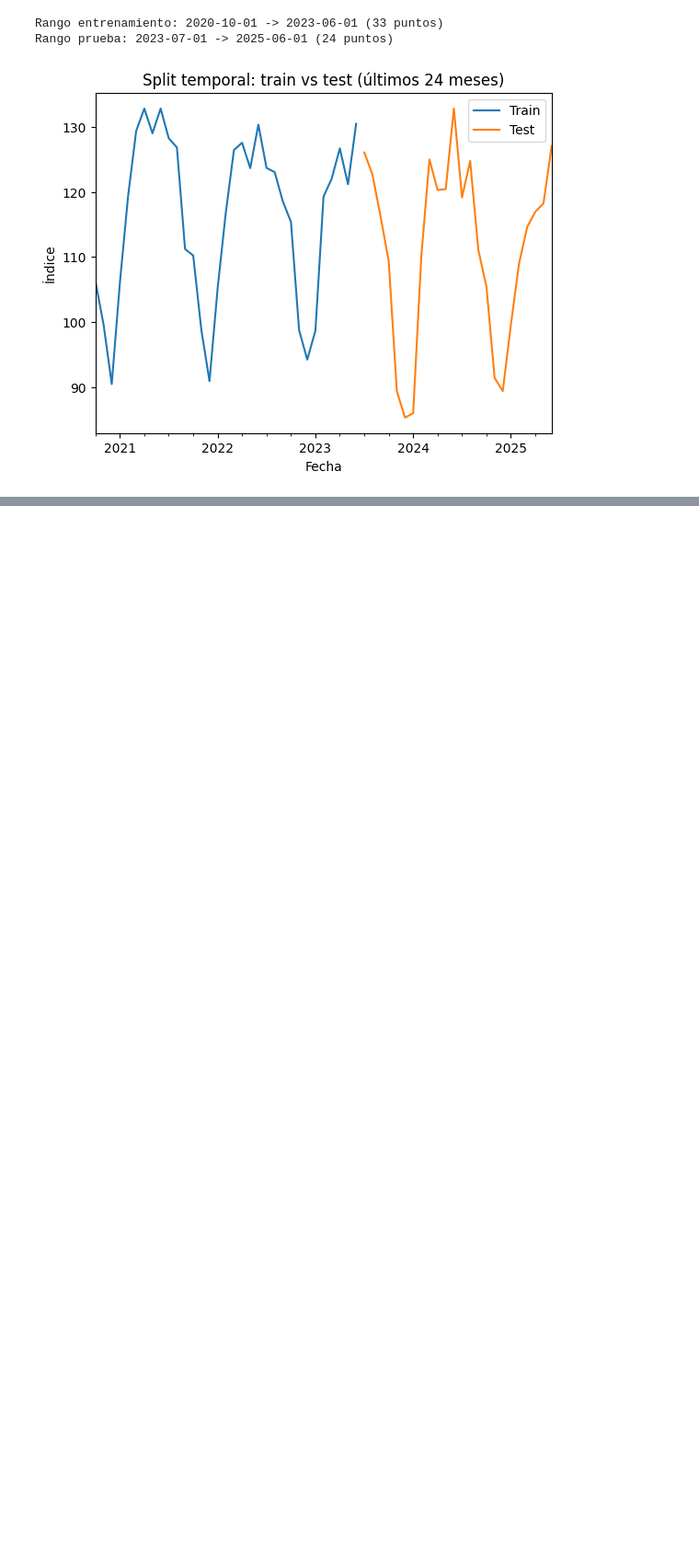
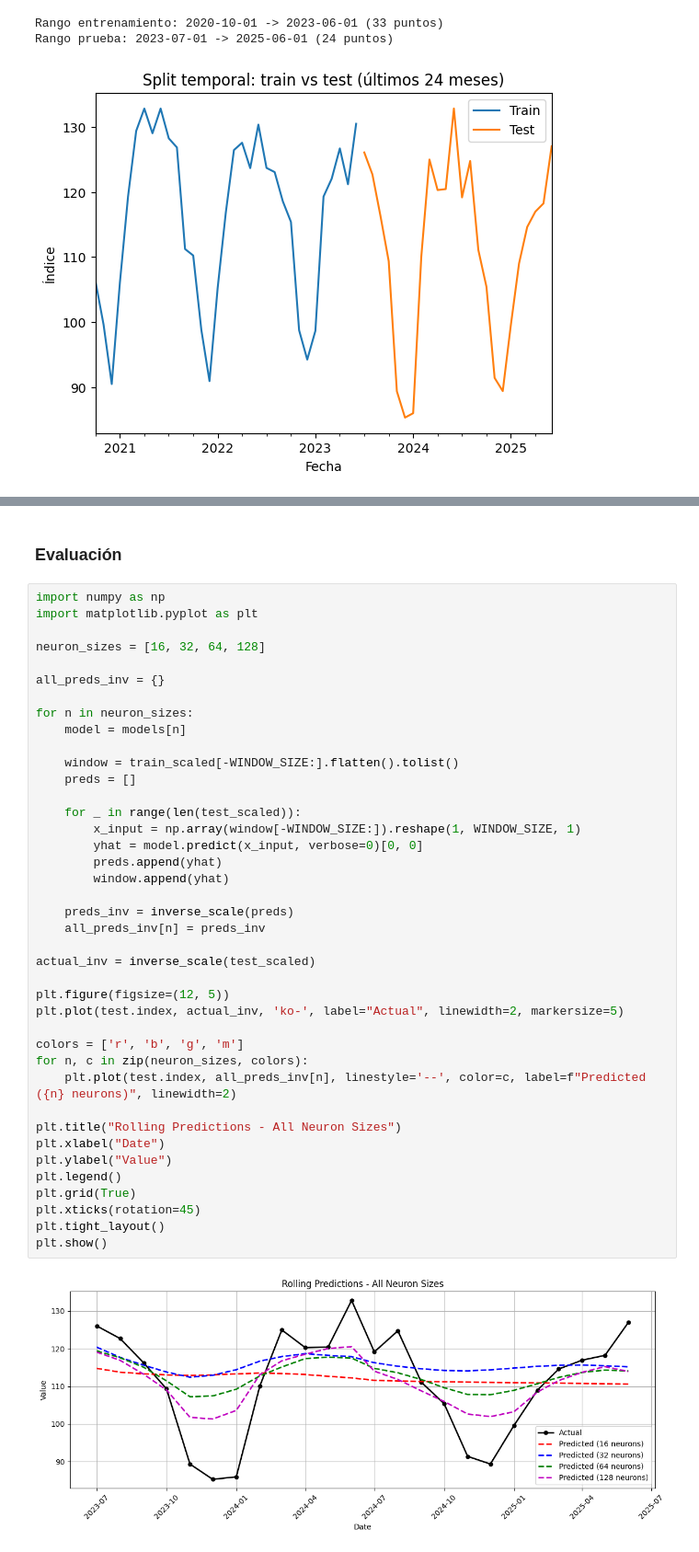
Before and after one commit to Its-Japo/DataScience, a Jupyter notebook: Lab5/Lab5RNN.ipynb, the cells around one changed output, grey strips where cells are left out. Shown at 92% size. Cells and saved outputs as stored; diff of their text form; blank space fills up the shorter version.

```diff
--- a/Lab5/Lab5RNN.ipynb
+++ b/Lab5/Lab5RNN.ipynb
@@ -541,0 +241,44 @@ Peor modelo: Deep_Dense_LSTM
+# %% [markdown]
+### Evaluación
+# %%
+import numpy as np
+import matplotlib.pyplot as plt
+
+neuron_sizes = [16, 32, 64, 128]
+
+all_preds_inv = {}
+
+for n in neuron_sizes:
+    model = models[n]
+
+    window = train_scaled[-WINDOW_SIZE:].flatten().tolist()
+    preds = []
+
+    for _ in range(len(test_scaled)):
+        x_input = np.array(window[-WINDOW_SIZE:]).reshape(1, WINDOW_SIZE, 1)
+        yhat = model.predict(x_input, verbose=0)[0, 0]
+        preds.append(yhat)
+        window.append(yhat)
+
+    preds_inv = inverse_scale(preds)
+    all_preds_inv[n] = preds_inv
+
+actual_inv = inverse_scale(test_scaled)
+
+plt.figure(figsize=(12, 5))
+plt.plot(test.index, actual_inv, 'ko-', label="Actual", linewidth=2, markersize=5)
+
+colors = ['r', 'b', 'g', 'm']
+for n, c in zip(neuron_sizes, colors):
+    plt.plot(test.index, all_preds_inv[n], linestyle='--', color=c, label=f"Predicted ({n} neurons)", linewidth=2)
+
+plt.title("Rolling Predictions - All Neuron Sizes")
+plt.xlabel("Date")
+plt.ylabel("Value")
+plt.legend()
+plt.grid(True)
+plt.xticks(rotation=45)
+plt.tight_layout()
+plt.show()
+# %% [output]
+[figure, added]
```
Also changed, not shown: parts of 38 cells of this notebook.
